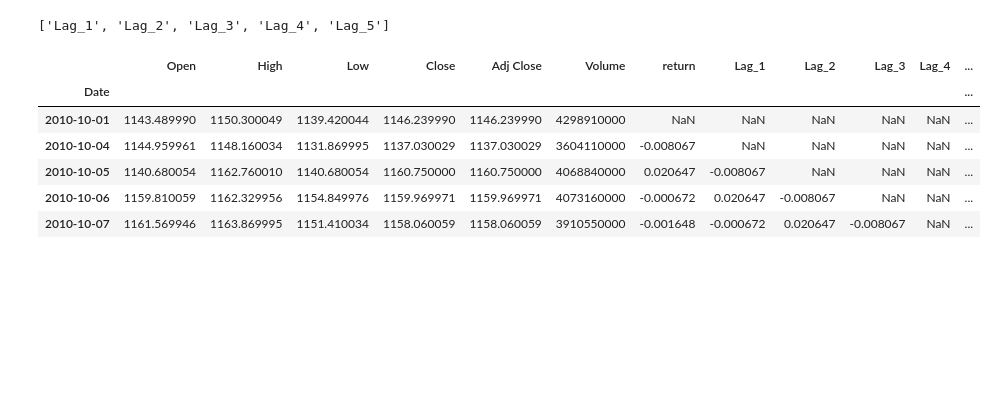
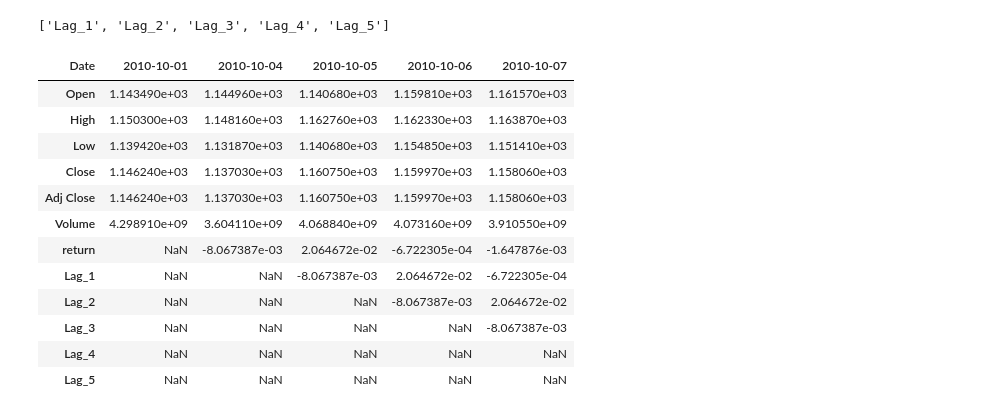
Before and after one commit to gon-olmedo/financial-analysis, a Jupyter notebook: stocks_forecast_with_ml.ipynb, the cells around one changed output. Saved outputs shown, nothing was run; the diff lists cells and outputs as text; code cells hidden in the pictures; blank space fills up the shorter version.

```diff
--- a/stocks_forecast_with_ml.ipynb
+++ b/stocks_forecast_with_ml.ipynb
@@ -14,8 +14,9 @@ df = yf.download('^GSPC', start='2010-10-01')
 # %%
 # create a column with the daily retuns
 df['return'] = (np
-.log(
-    df['Close'].pct_change()
-    + 1)
+.log( # We use log returns
+    df['Close'].pct_change() # Percentage change between the current and a prior element
+    + 1
+    )
 )
 # %%
@@ -32,12 +34,18 @@ lagnames
 # %% [output]
 ['Lag_1', 'Lag_2', 'Lag_3', 'Lag_4', 'Lag_5']
 # %%
-df.head()
+df.head().T
 # %% [output]
-|  | Open | High | Low | Close | Adj Close | Volume | return | Lag_1 | Lag_2 | Lag_3 | Lag_4 | ... |
-| Date |  |  |  |  |  |  |  |  |  |  |  | ... |
-| 2010-10-01 | 1143.489990 | 1150.300049 | 1139.420044 | 1146.239990 | 1146.239990 | 4298910000 | NaN | NaN | NaN | NaN | NaN | ... |
-| 2010-10-04 | 1144.959961 | 1148.160034 | 1131.869995 | 1137.030029 | 1137.030029 | 3604110000 | -0.008067 | NaN | NaN | NaN | NaN | ... |
-| 2010-10-05 | 1140.680054 | 1162.760010 | 1140.680054 | 1160.750000 | 1160.750000 | 4068840000 | 0.020647 | -0.008067 | NaN | NaN | NaN | ... |
-| 2010-10-06 | 1159.810059 | 1162.329956 | 1154.849976 | 1159.969971 | 1159.969971 | 4073160000 | -0.000672 | 0.020647 | -0.008067 | NaN | NaN | ... |
-| 2010-10-07 | 1161.569946 | 1163.869995 | 1151.410034 | 1158.060059 | 1158.060059 | 3910550000 | -0.001648 | -0.000672 | 0.020647 | -0.008067 | NaN | ... |
+| Date | 2010-10-01 | 2010-10-04 | 2010-10-05 | 2010-10-06 | 2010-10-07 |
+| Open | 1.143490e+03 | 1.144960e+03 | 1.140680e+03 | 1.159810e+03 | 1.161570e+03 |
+| High | 1.150300e+03 | 1.148160e+03 | 1.162760e+03 | 1.162330e+03 | 1.163870e+03 |
+| Low | 1.139420e+03 | 1.131870e+03 | 1.140680e+03 | 1.154850e+03 | 1.151410e+03 |
+| Close | 1.146240e+03 | 1.137030e+03 | 1.160750e+03 | 1.159970e+03 | 1.158060e+03 |
+| Adj Close | 1.146240e+03 | 1.137030e+03 | 1.160750e+03 | 1.159970e+03 | 1.158060e+03 |
+| Volume | 4.298910e+09 | 3.604110e+09 | 4.068840e+09 | 4.073160e+09 | 3.910550e+09 |
+| return | NaN | -8.067387e-03 | 2.064672e-02 | -6.722305e-04 | -1.647876e-03 |
+| Lag_1 | NaN | NaN | -8.067387e-03 | 2.064672e-02 | -6.722305e-04 |
+| Lag_2 | NaN | NaN | NaN | -8.067387e-03 | 2.064672e-02 |
+| Lag_3 | NaN | NaN | NaN | NaN | -8.067387e-03 |
+| Lag_4 | NaN | NaN | NaN | NaN | NaN |
+| Lag_5 | NaN | NaN | NaN | NaN | NaN |
```
Also changed, not shown: parts of 24 cells of this notebook, 1 other file.
